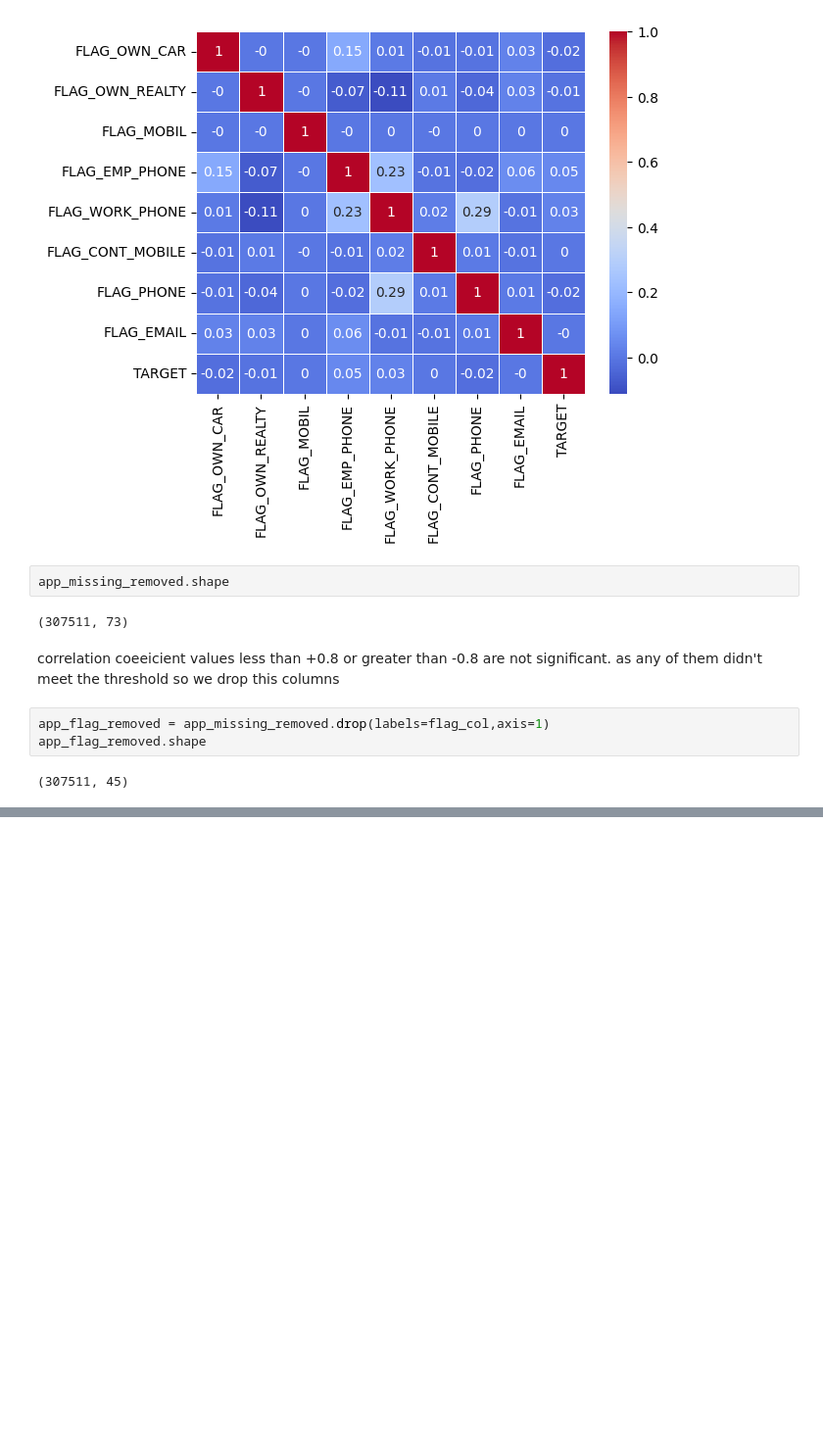
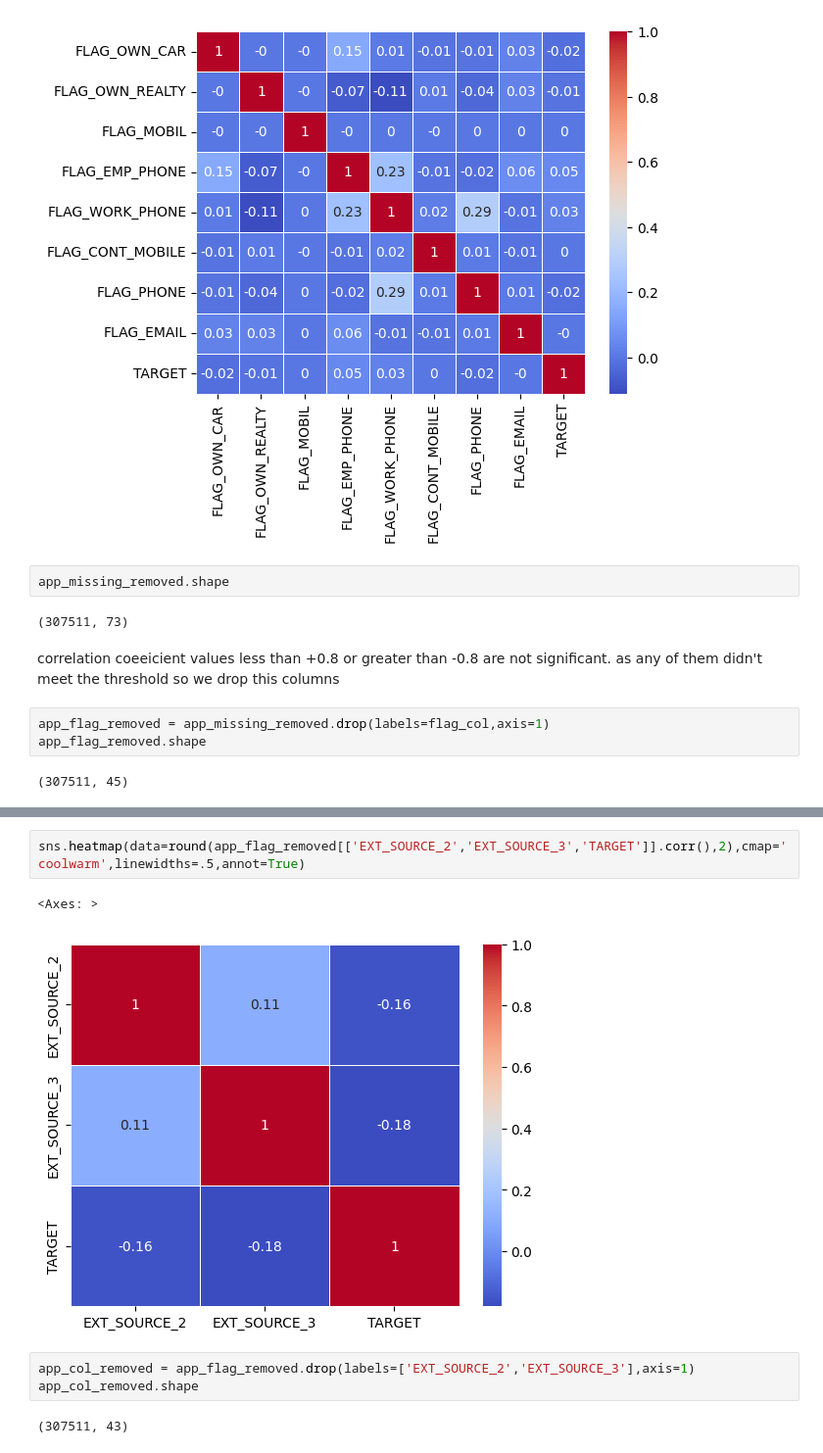
Before and after one commit to greatrifat/EDA, a Jupyter notebook: EDA_on_Bank_Loan_Defaulter.ipynb, the cells around one changed output, grey strips where cells are left out. Shown at 98% size. Saved outputs shown, nothing was run; the diff lists cells and outputs as text; blank space fills up the shorter version.

```diff
--- a/EDA_on_Bank_Loan_Defaulter.ipynb
+++ b/EDA_on_Bank_Loan_Defaulter.ipynb
@@ -209,3 +229,13 @@ app_flag_removed.head()
 | 2 | 100004 | 0 | Revolving loans | M | 0 | 67500.0 | 135000.0 | ... |
 | 3 | 100006 | 0 | Cash loans | F | 0 | 135000.0 | 312682.5 | ... |
 | 4 | 100007 | 0 | Cash loans | M | 0 | 121500.0 | 513000.0 | ... |
+# %%
+sns.heatmap(data=round(app_flag_removed[['EXT_SOURCE_2','EXT_SOURCE_3','TARGET']].corr(),2),cmap='coolwarm',linewidths=.5,annot=True)
+# %% [output]
+<Axes: >
+[figure, added]
+# %%
+app_col_removed = app_flag_removed.drop(labels=['EXT_SOURCE_2','EXT_SOURCE_3'],axis=1)
+app_col_removed.shape
+# %% [output]
+(307511, 43)
```
Also changed, not shown: parts of 20 cells of this notebook.
